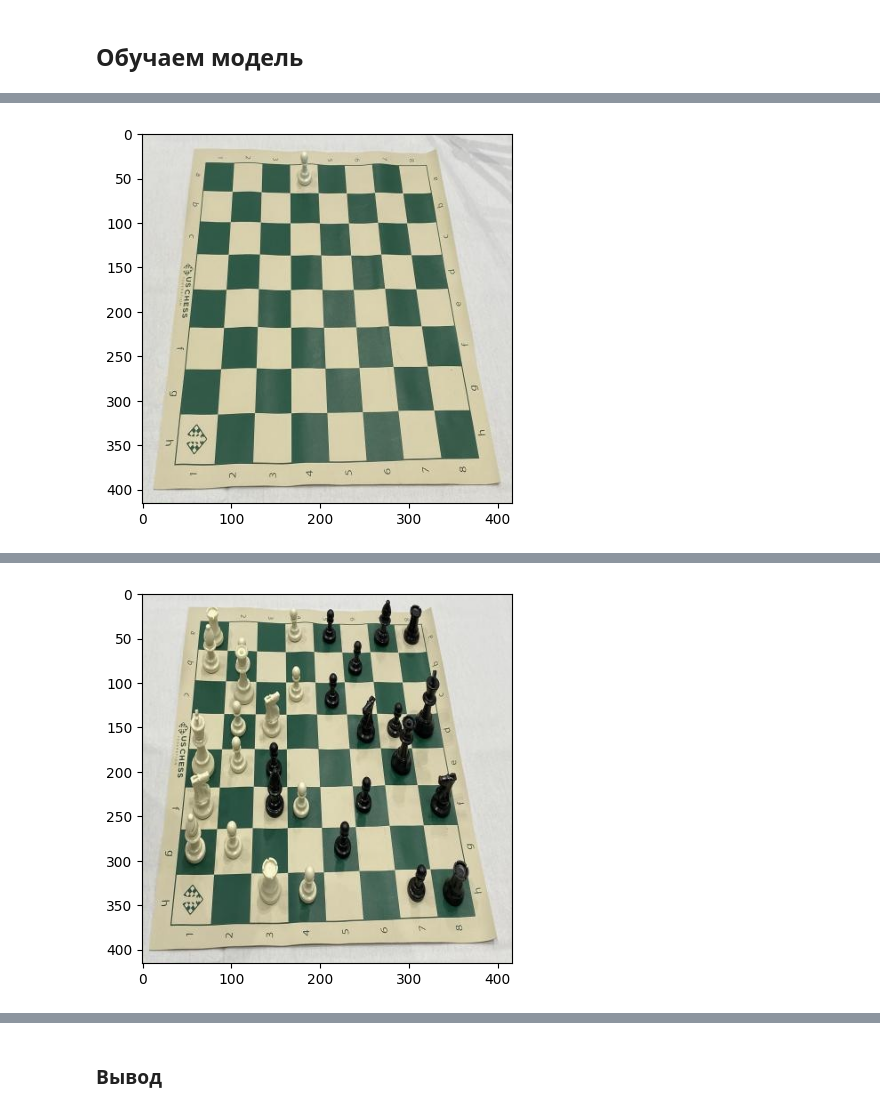
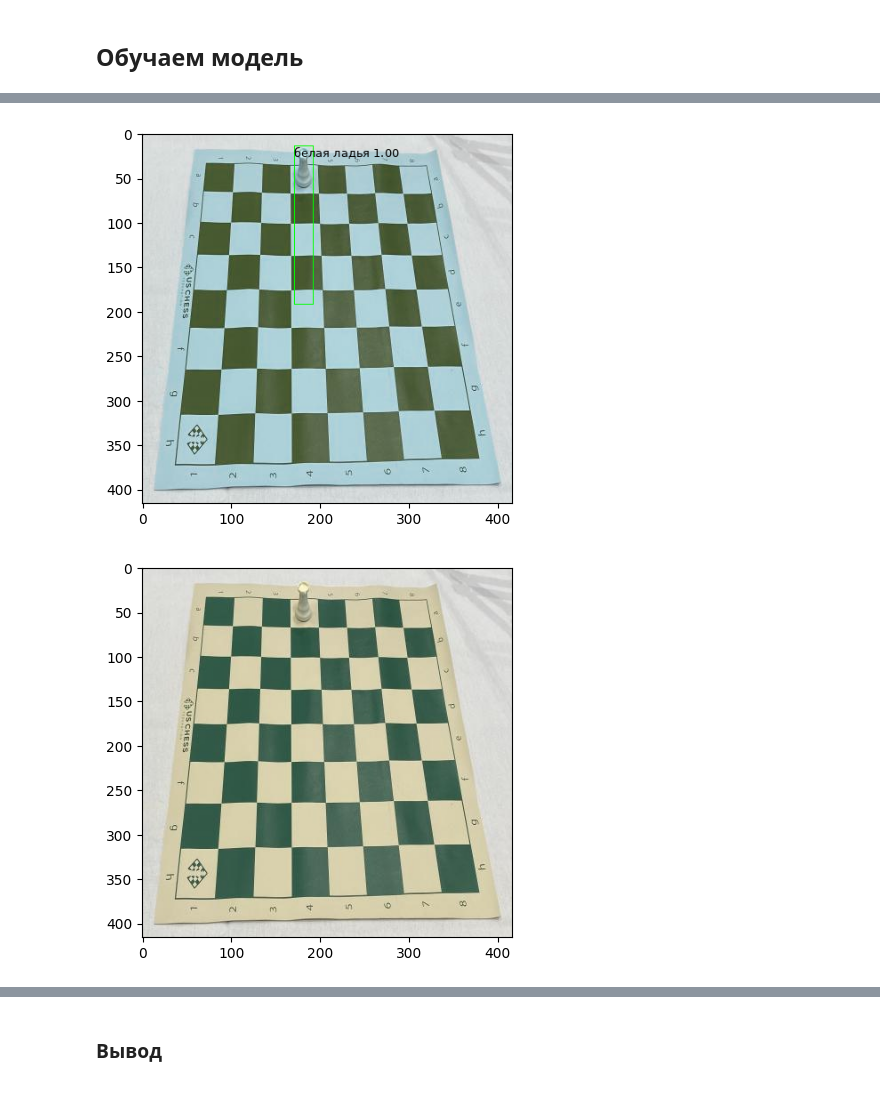
Before and after one commit to snosachyev/yolov3, a Jupyter notebook: main.ipynb, the cells around one changed output, grey strips where cells are left out. Drawn from its saved outputs; the diff is of its cells as text; code cells hidden in the pictures.

Commit message:
add add draw_yolo_labels

```diff
--- a/main.ipynb
+++ b/main.ipynb
@@ -219,6 +252,14 @@ yolo.load_weights(checkpoint.format(epoch=3))
 # %%
 for _ in range(5):
-    detected = utils.detect_objects(yolo, settings.CLASS_NAMES)
+    image, label = utils.get_random_image_label()
+    class_names = list(settings.CLASS_NAMES.values())
+    detected = utils.detect_objects(yolo, image, class_names)
+    real_image = utils.draw_yolo_labels(image, label, class_names)
+    plt.title("Реальное изображение")
+    plt.imshow(real_image)
+    plt.show()
+
+    plt.title("Предсказанное изображение")
     plt.imshow(detected)
     plt.show()
 # %% [output]
@@ -226 +267,2 @@ for _ in range(5):
-[figure, old version]
+[figure, new version]
+[figure, new version]
@@ -228 +269,0 @@ for _ in range(5):
-[figure, old version]
```
Also changed, not shown: parts of 7 cells of this notebook.
